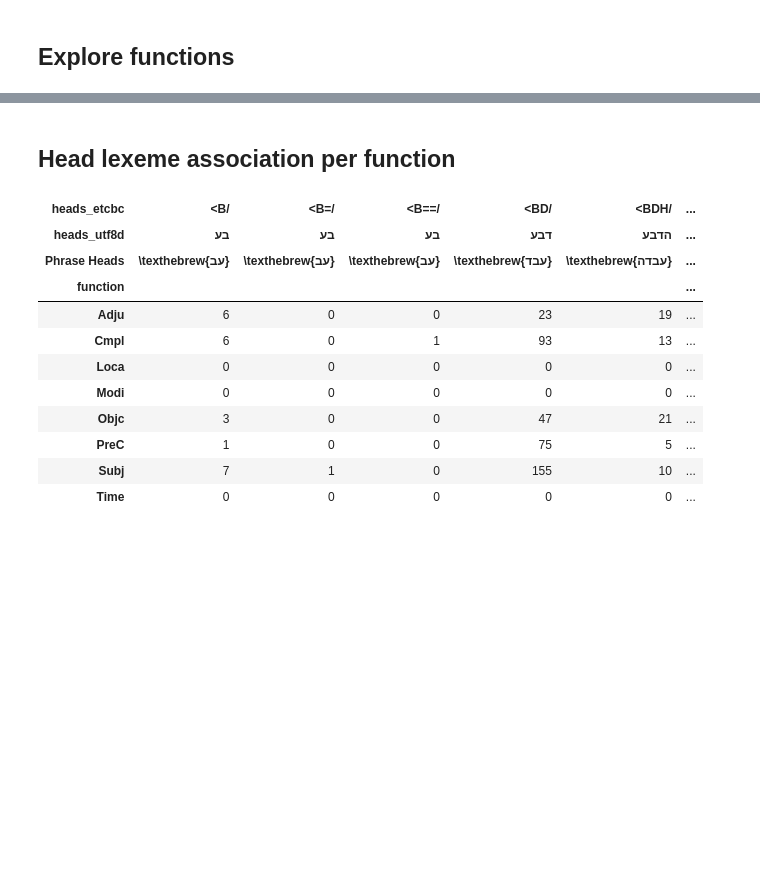
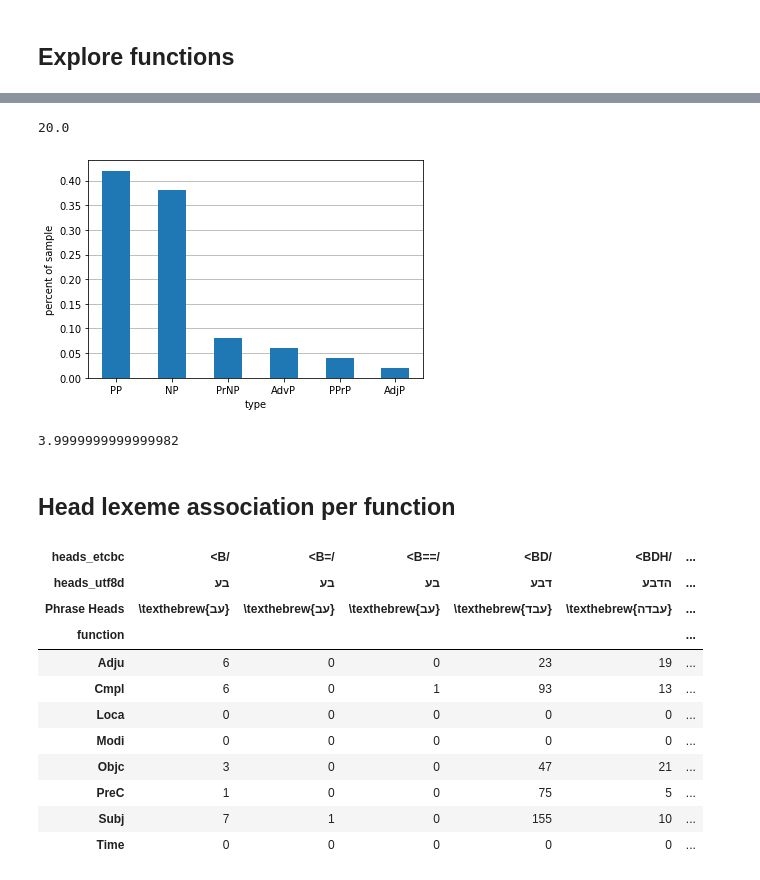
Before and after one commit to CambridgeSemiticsLab/BH_time_collocations, a Jupyter notebook: workflow/notebooks/analysis/head_association.ipynb, the cells around one changed output, grey strips where cells are left out. Cells and saved outputs as stored; diff of their text form; code cells hidden in the pictures; blank space fills up the shorter version.

```diff
--- a/workflow/notebooks/analysis/head_association.ipynb
+++ b/workflow/notebooks/analysis/head_association.ipynb
@@ -61,3 +130,36 @@ Name: function, dtype: int64
+# %%
+# the combined % of minor types
+percent_minortype = type_cts.loc['prop.']['PrNP':'AdjP'].sum() * 100
+
+out.number(
+    percent_minortype,
+    'percent_minortype',
+)
+
+percent_minortype
+# %% [output]
+20.0
+# %%
+fig, ax = plt.subplots()
+type_cts.loc['prop.'].plot(kind='bar', ax=ax)
+ax.set_axisbelow(True)
+ax.set_xticklabels(ax.get_xticklabels(), rotation=0)
+ax.grid(axis='y')
+ax.set_ylabel('percent of sample')
+out.plot('bar_type_perc')
+# %% [output]
+[figure, added]
+# %%
+pp_np_diff = 100*(type_cts['PP']['prop.'] - type_cts['NP']['prop.'])
+
+out.number(
+    pp_np_diff,
+    'pp_np_diff',
+)
+
+pp_np_diff
+# %% [output]
+3.9999999999999982
 # %% [markdown]
 ## Head lexeme association per function
 # %%
```
Also changed, not shown: parts of 37 cells of this notebook, 29 other files.
